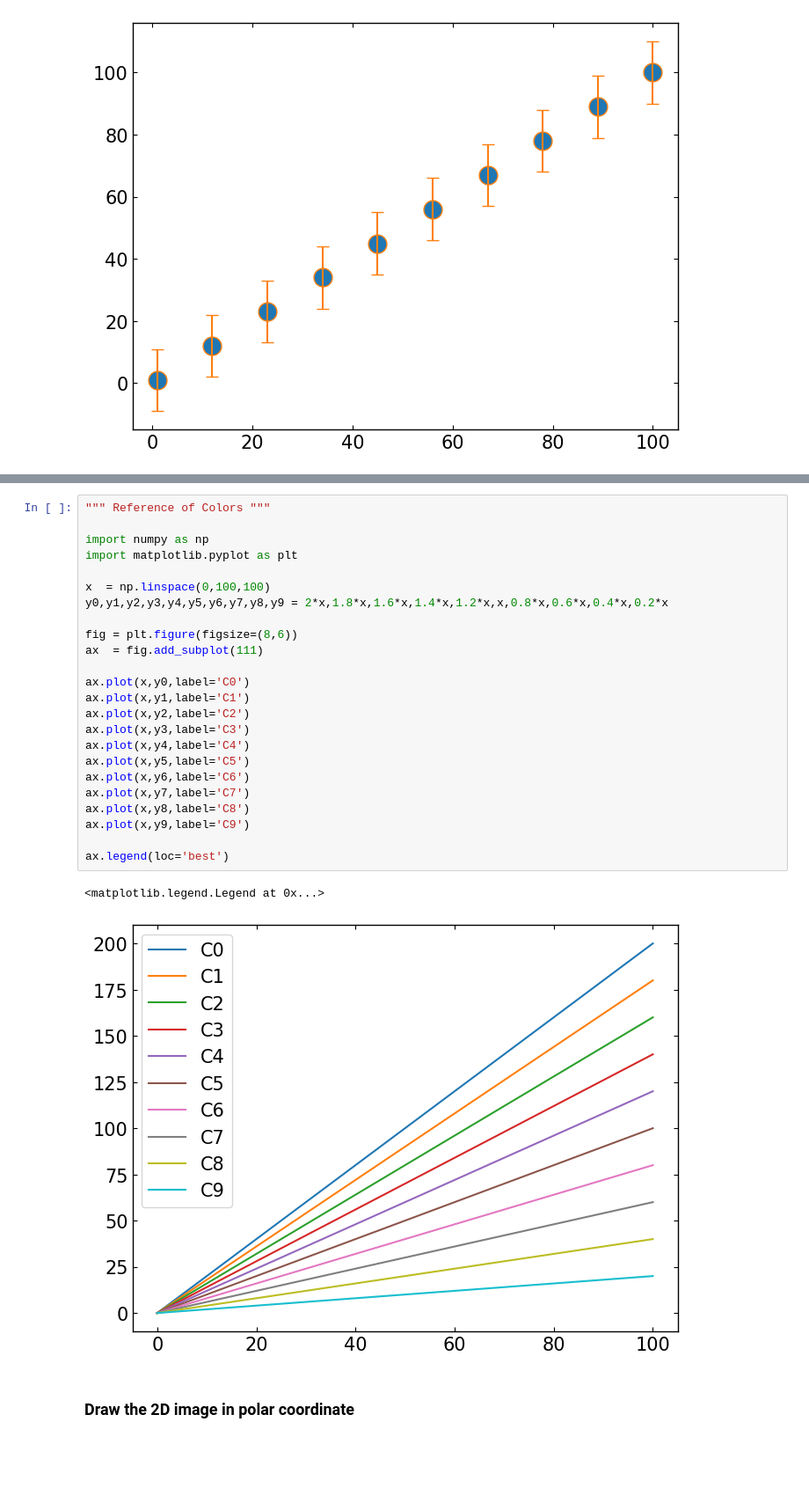
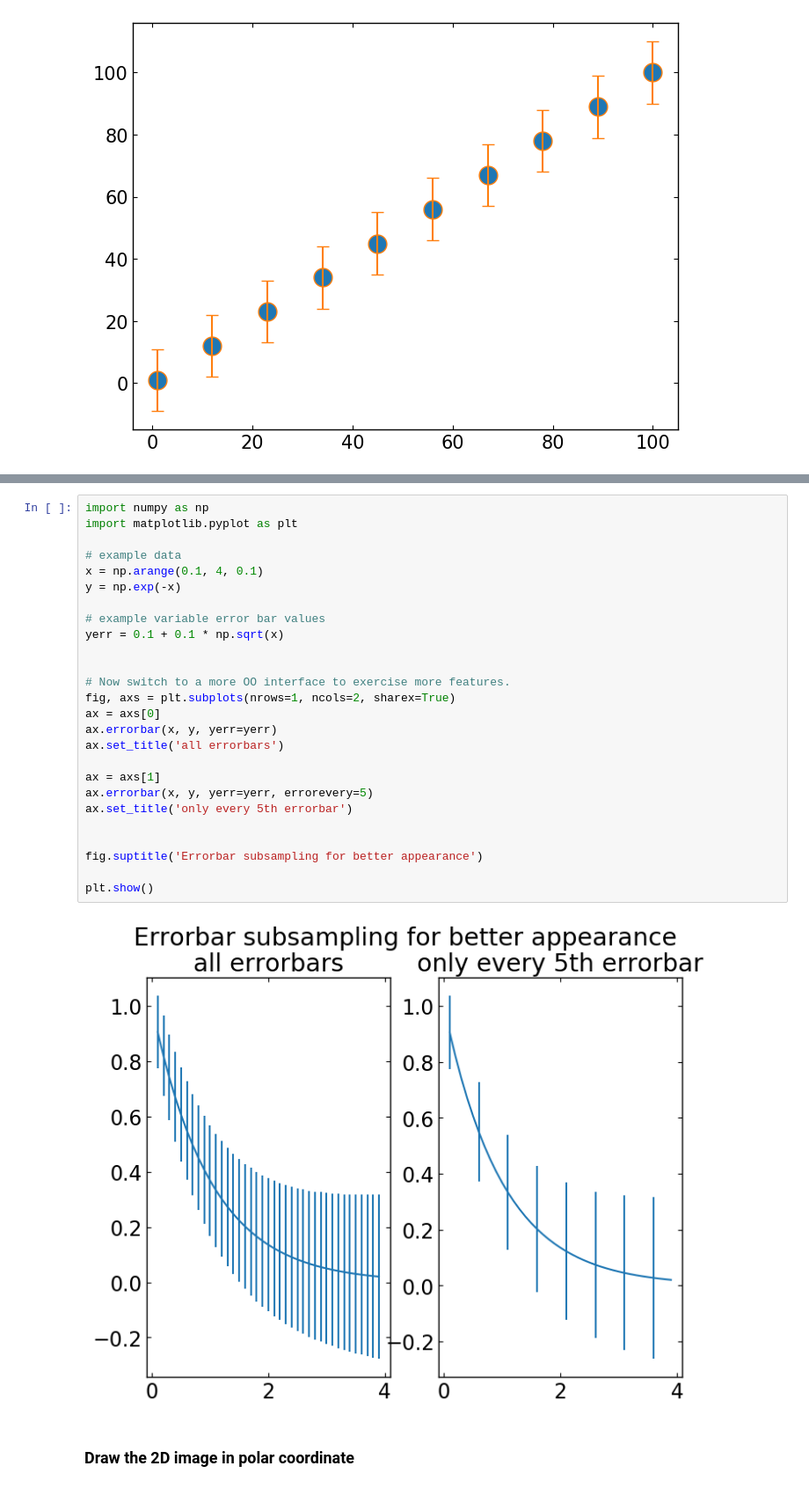
Before and after one commit to astrodoo/CodeExr, a Jupyter notebook: Python/ipynb/matplotlib3.ipynb, the cells around one changed output, grey strips where cells are left out. Shown at 88% size. Cells and saved outputs as stored; diff of their text form; blank space fills up the shorter version.

```diff
--- a/Python/ipynb/matplotlib3.ipynb
+++ b/Python/ipynb/matplotlib3.ipynb
@@ -170,30 +198,31 @@ plt.show()
-# %%
-""" Reference of Colors """
-
-import numpy as np
-import matplotlib.pyplot as plt
-
-x  = np.linspace(0,100,100)
-y0,y1,y2,y3,y4,y5,y6,y7,y8,y9 = 2*x,1.8*x,1.6*x,1.4*x,1.2*x,x,0.8*x,0.6*x,0.4*x,0.2*x
-
-fig = plt.figure(figsize=(8,6))
-ax  = fig.add_subplot(111)
-
-ax.plot(x,y0,label='C0')
-ax.plot(x,y1,label='C1')
-ax.plot(x,y2,label='C2')
-ax.plot(x,y3,label='C3')
-ax.plot(x,y4,label='C4')
-ax.plot(x,y5,label='C5')
-ax.plot(x,y6,label='C6')
-ax.plot(x,y7,label='C7')
-ax.plot(x,y8,label='C8')
-ax.plot(x,y9,label='C9')
-
-ax.legend(loc='best')
-# %% [output]
-<matplotlib.legend.Legend at 0x...>
-[figure, removed]
+# %%
+import numpy as np
+import matplotlib.pyplot as plt
+
+# example data
+x = np.arange(0.1, 4, 0.1)
+y = np.exp(-x)
+
+# example variable error bar values
+yerr = 0.1 + 0.1 * np.sqrt(x)
+
+
+# Now switch to a more OO interface to exercise more features.
+fig, axs = plt.subplots(nrows=1, ncols=2, sharex=True)
+ax = axs[0]
+ax.errorbar(x, y, yerr=yerr)
+ax.set_title('all errorbars')
+
+ax = axs[1]
+ax.errorbar(x, y, yerr=yerr, errorevery=5)
+ax.set_title('only every 5th errorbar')
+
+
+fig.suptitle('Errorbar subsampling for better appearance')
+
+plt.show()
+# %% [output]
+[figure, added]
 # %% [markdown]
 ### Draw the 2D image in polar coordinate
 # %%
```
Also changed, not shown: parts of 5 cells of this notebook, 3 other files.
